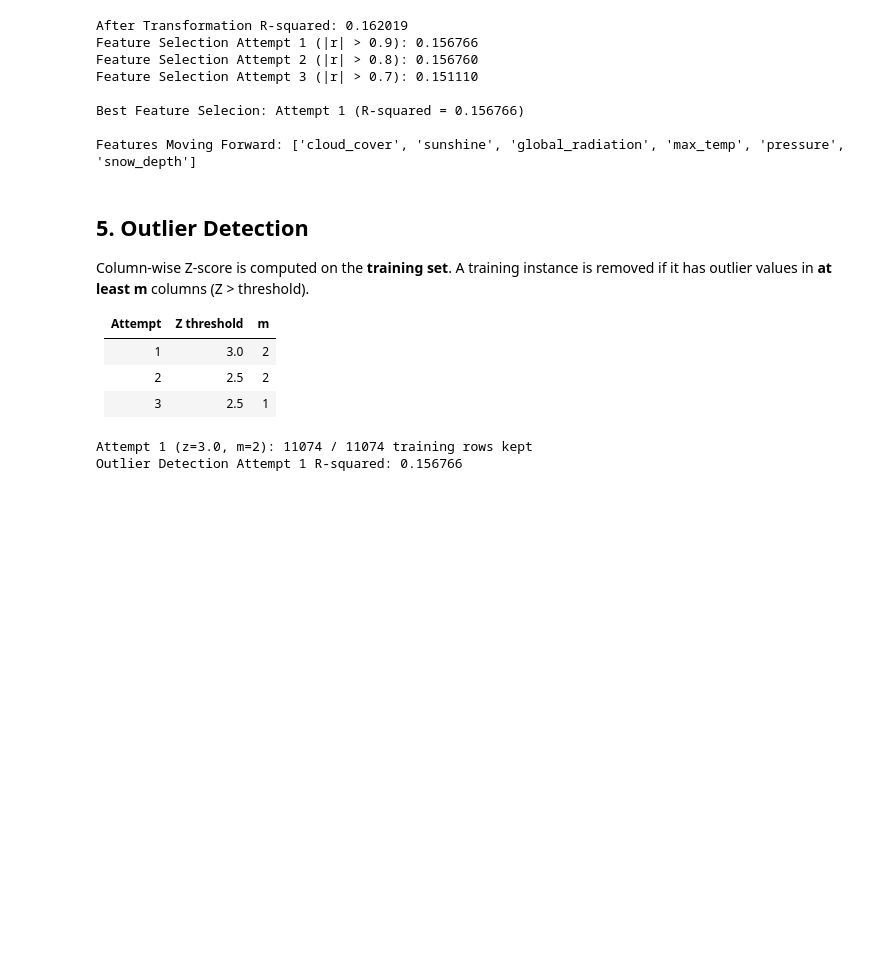
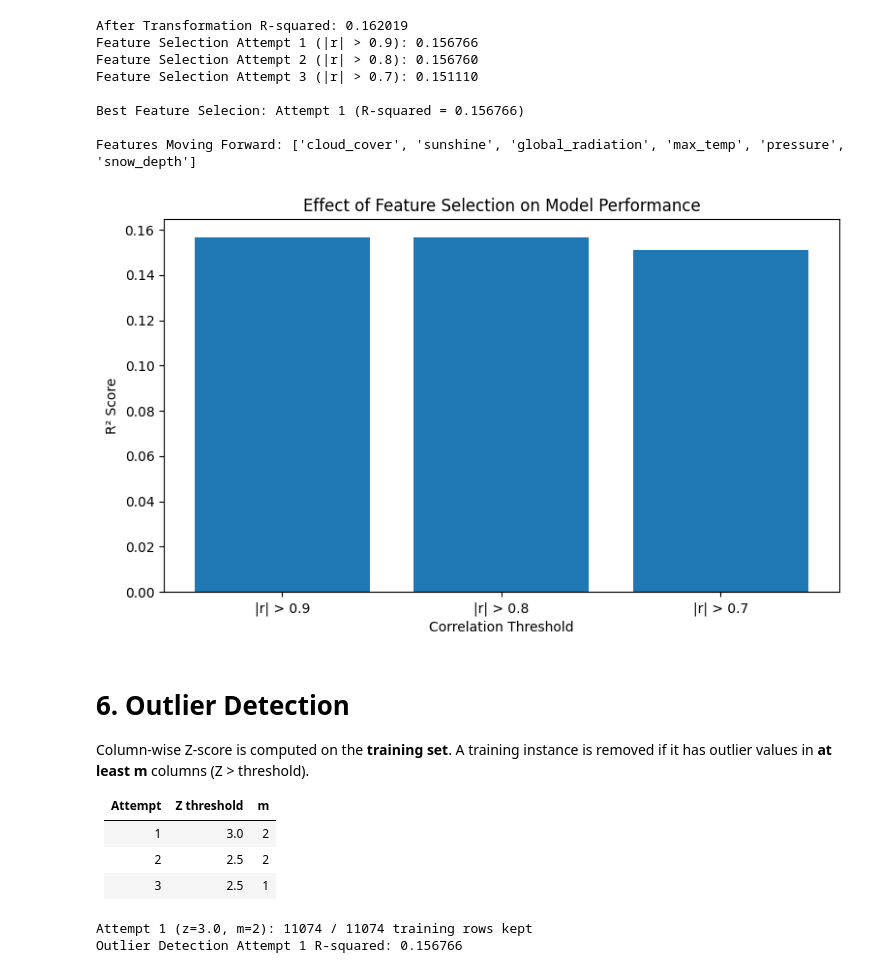
Before and after one commit to cmdr-blessingwushe/weather-precipitation-prediction, a Jupyter notebook: weather_precipitation_prediction.ipynb, the cells around one changed output. Drawn from its saved outputs; the diff is of its cells as text; code cells hidden in the pictures; blank space fills up the shorter version.

```diff
--- a/weather_precipitation_prediction.ipynb
+++ b/weather_precipitation_prediction.ipynb
@@ -203,8 +276,20 @@ Feature Selection Attempt 3 (|r| > 0.7): 0.151110
 Best Feature Selecion: Attempt 1 (R-squared = 0.156766)
 
 Features Moving Forward: ['cloud_cover', 'sunshine', 'global_radiation', 'max_temp', 'pressure', 'snow_depth']
+# %%
+thresholds = ["|r| > 0.9", "|r| > 0.8", "|r| > 0.7"]
+scores = [r2_fs1, r2_fs2, r2_fs3]
+
+plt.figure(figsize=(9, 5))
+plt.bar(thresholds, scores)
+plt.xlabel("Correlation Threshold")
+plt.ylabel("R² Score")
+plt.title("Effect of Feature Selection on Model Performance")
+plt.show()
+# %% [output]
+[figure, added]
 # %% [markdown]
-## 5. Outlier Detection
+# 6. Outlier Detection
 
 Column-wise Z-score is computed on the **training set**. A training instance is removed if it has outlier values in **at least m** columns (Z > threshold).
 
```
Also changed, not shown: parts of 20 cells of this notebook.
